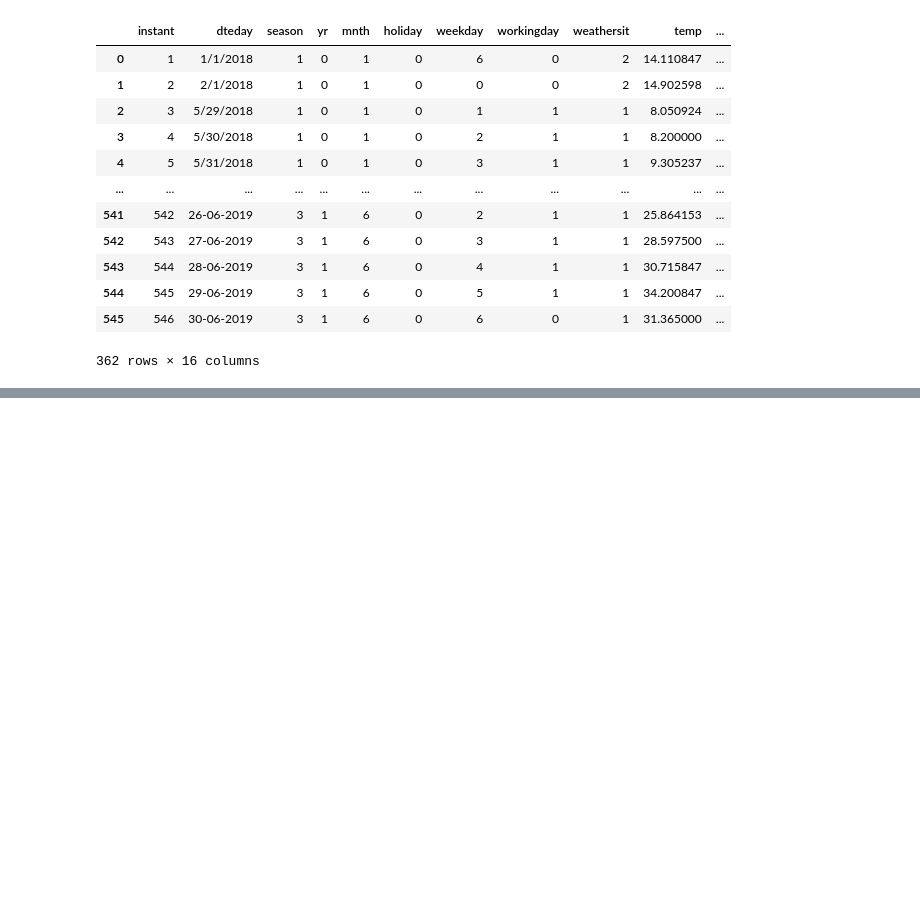
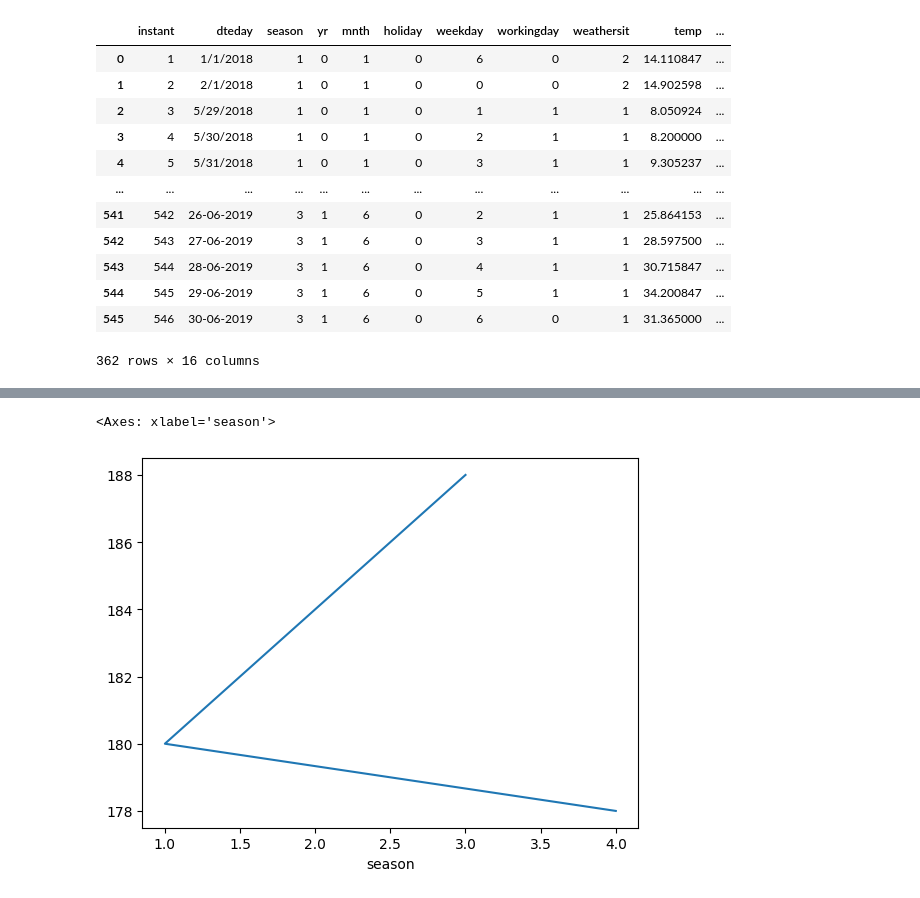
Before and after one commit to mail4mukund/Logicmojo-AI-ML-Sept25-mail4mukund, a Jupyter notebook: Pandas/pandas_Advance.ipynb, the cells around one changed output, grey strips where cells are left out. Saved outputs shown, nothing was run; the diff lists cells and outputs as text; code cells hidden in the pictures; blank space fills up the shorter version.

```diff
--- a/Pandas/pandas_Advance.ipynb
+++ b/Pandas/pandas_Advance.ipynb
@@ -61,0 +224,3 @@ dfBike_secondHalf.describe()
+# %%
+dfBike.loc[np.isnan(dfBike['temp']),['temp']]=dfBike['temp'].mean()
+dfBike
@@ -61,0 +261,5 @@ dfBike_secondHalf.describe()
+# %%
+dfBike['season'].value_counts().plot()
+# %% [output]
+<Axes: xlabel='season'>
+[figure, added]
```
Also changed, not shown: parts of 28 cells of this notebook, 3 other files.
